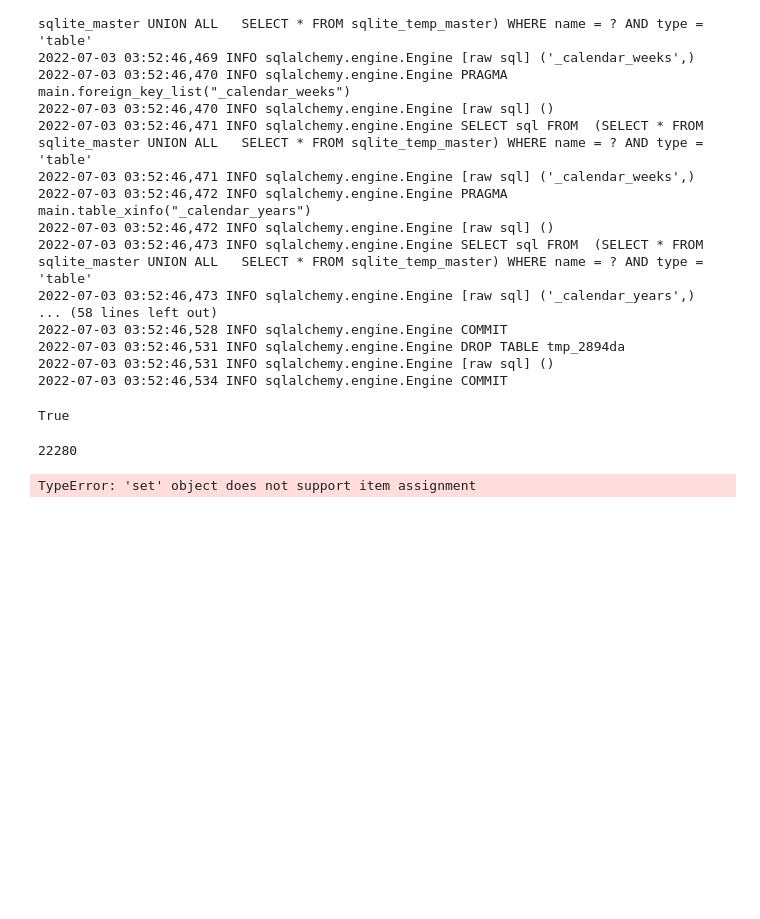
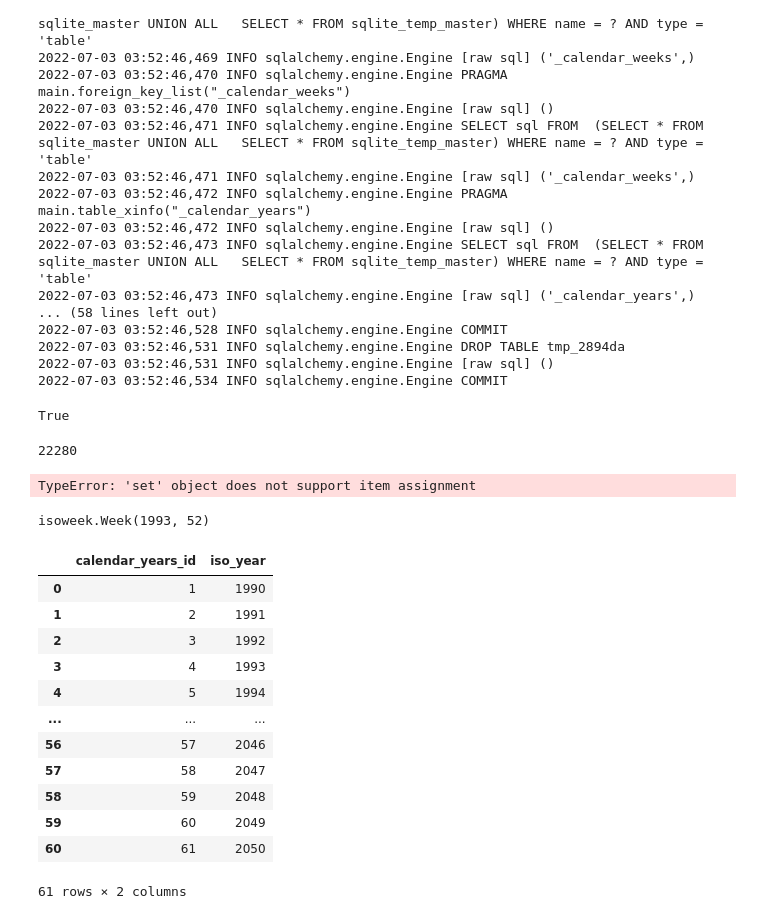
Before and after one commit to dstoecklein/corona-analysis, a Jupyter notebook: notebooks/sqlite_test.ipynb, the cells around one changed output. Cells and saved outputs as stored; diff of their text form; code cells hidden in the pictures; blank space fills up the shorter version.

```diff
--- a/notebooks/sqlite_test.ipynb
+++ b/notebooks/sqlite_test.ipynb
@@ -734,0 +750,6 @@ TypeError: 'set' object does not support item assignment
+# %%
+import isoweek
+
+isoweek.Week.last_week_of_year(1993)
+# %% [output]
+isoweek.Week(1993, 52)
@@ -734,0 +813,16 @@ TypeError: 'set' object does not support item assignment
+# %%
+df_year
+# %% [output]
+|  | calendar_years_id | iso_year |
+| 0 | 1 | 1990 |
+| 1 | 2 | 1991 |
+| 2 | 3 | 1992 |
+| 3 | 4 | 1993 |
+| 4 | 5 | 1994 |
+| ... | ... | ... |
+| 56 | 57 | 2046 |
+| 57 | 58 | 2047 |
+| 58 | 59 | 2048 |
+| 59 | 60 | 2049 |
+| 60 | 61 | 2050 |
+61 rows × 2 columns
```
Also changed, not shown: parts of 5 cells of this notebook, 8 other files.
